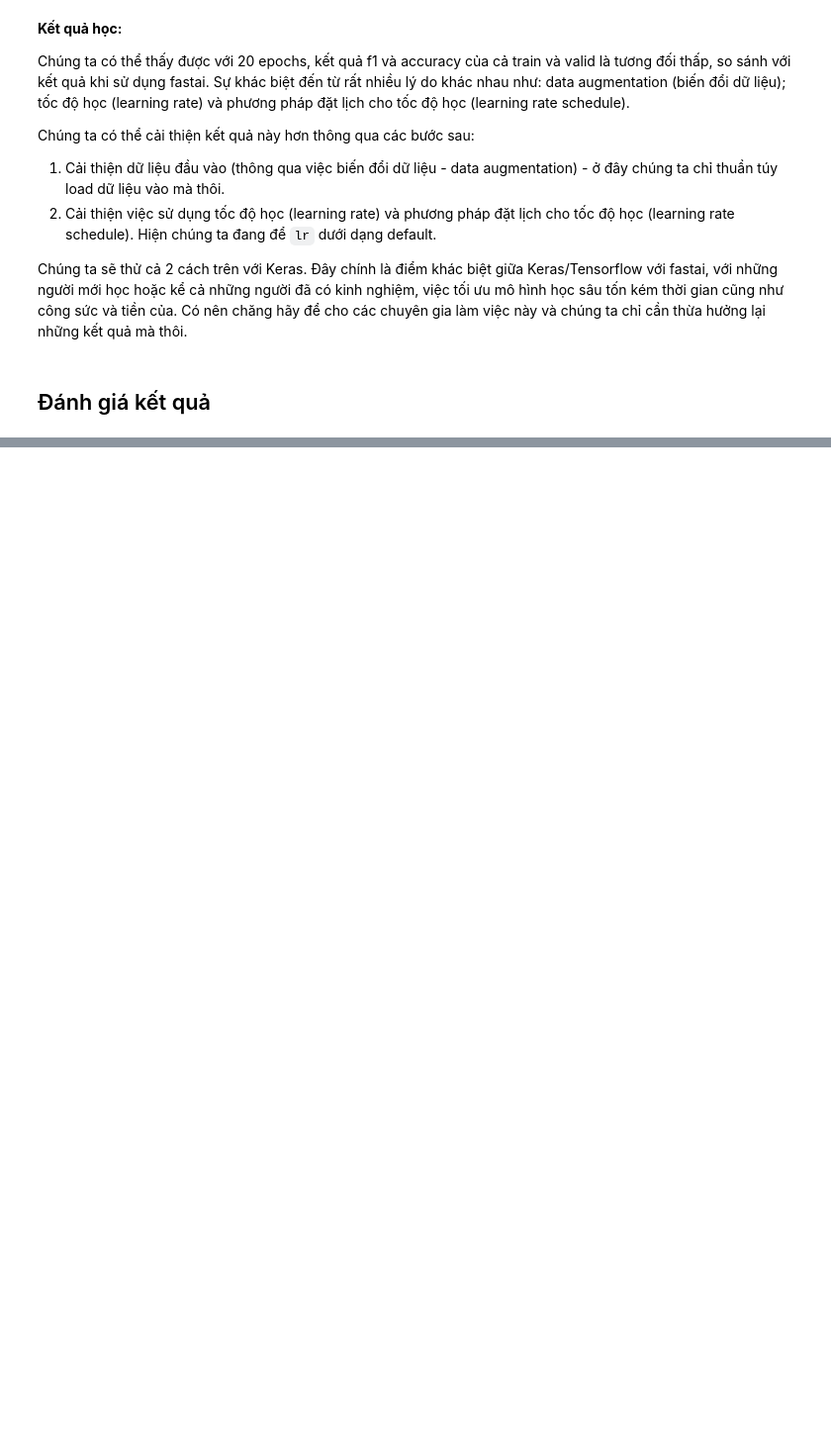
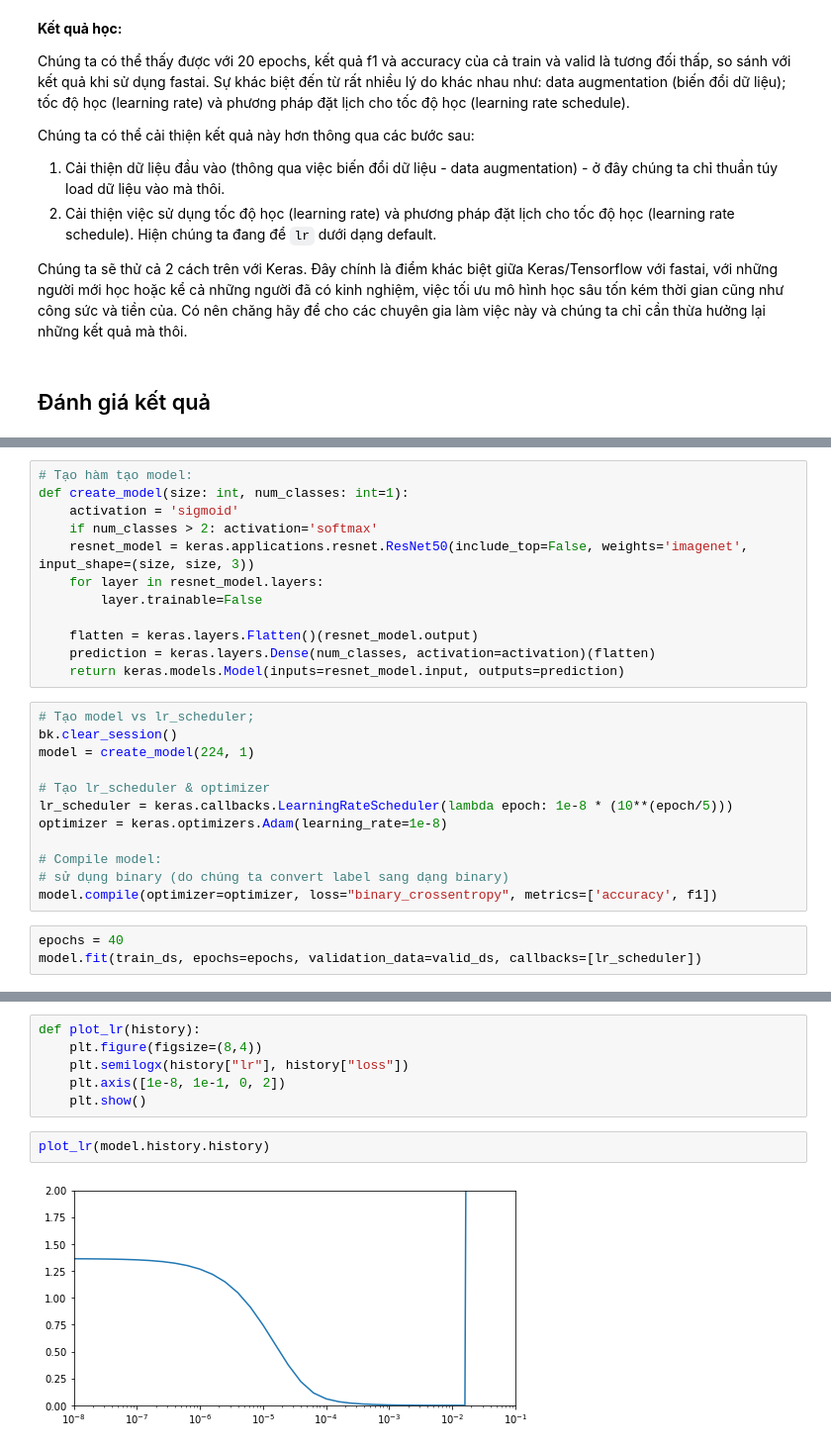
Before and after one commit to ddpham/swift_swallow_classification, a Jupyter notebook: nbs/keras_framework.ipynb, the cells around one changed output, grey strips where cells are left out. Shown at 99% size. Saved outputs shown, nothing was run; the diff lists cells and outputs as text; blank space fills up the shorter version.

Commit message:
update keras framework

```diff
--- a/nbs/keras_framework.ipynb
+++ b/nbs/keras_framework.ipynb
@@ -453,0 +475,27 @@ Chúng ta mong muốn có thể xem được các bức ảnh mà mô hình đã
+# %%
+# Tạo hàm tạo model:
+def create_model(size: int, num_classes: int=1):
+    activation = 'sigmoid'
+    if num_classes > 2: activation='softmax'
+    resnet_model = keras.applications.resnet.ResNet50(include_top=False, weights='imagenet', input_shape=(size, size, 3))
+    for layer in resnet_model.layers:
+        layer.trainable=False
+
+    flatten = keras.layers.Flatten()(resnet_model.output)
+    prediction = keras.layers.Dense(num_classes, activation=activation)(flatten)
+    return keras.models.Model(inputs=resnet_model.input, outputs=prediction)
+# %%
+# Tạo model vs lr_scheduler;
+bk.clear_session()
+model = create_model(224, 1)
+
+# Tạo lr_scheduler & optimizer
+lr_scheduler = keras.callbacks.LearningRateScheduler(lambda epoch: 1e-8 * (10**(epoch/5)))
+optimizer = keras.optimizers.Adam(learning_rate=1e-8)
+
+# Compile model:
+# sử dụng binary (do chúng ta convert label sang dạng binary)
+model.compile(optimizer=optimizer, loss="binary_crossentropy", metrics=['accuracy', f1])
+# %%
+epochs = 40
+model.fit(train_ds, epochs=epochs, validation_data=valid_ds, callbacks=[lr_scheduler])
@@ -453,0 +521,10 @@ Chúng ta mong muốn có thể xem được các bức ảnh mà mô hình đã
+# %%
+def plot_lr(history):
+    plt.figure(figsize=(8,4))
+    plt.semilogx(history["lr"], history["loss"])
+    plt.axis([1e-8, 1e-1, 0, 2])
+    plt.show()
+# %%
+plot_lr(model.history.history)
+# %% [output]
+[figure, added]
```
Also changed, not shown: parts of 40 cells of this notebook.
